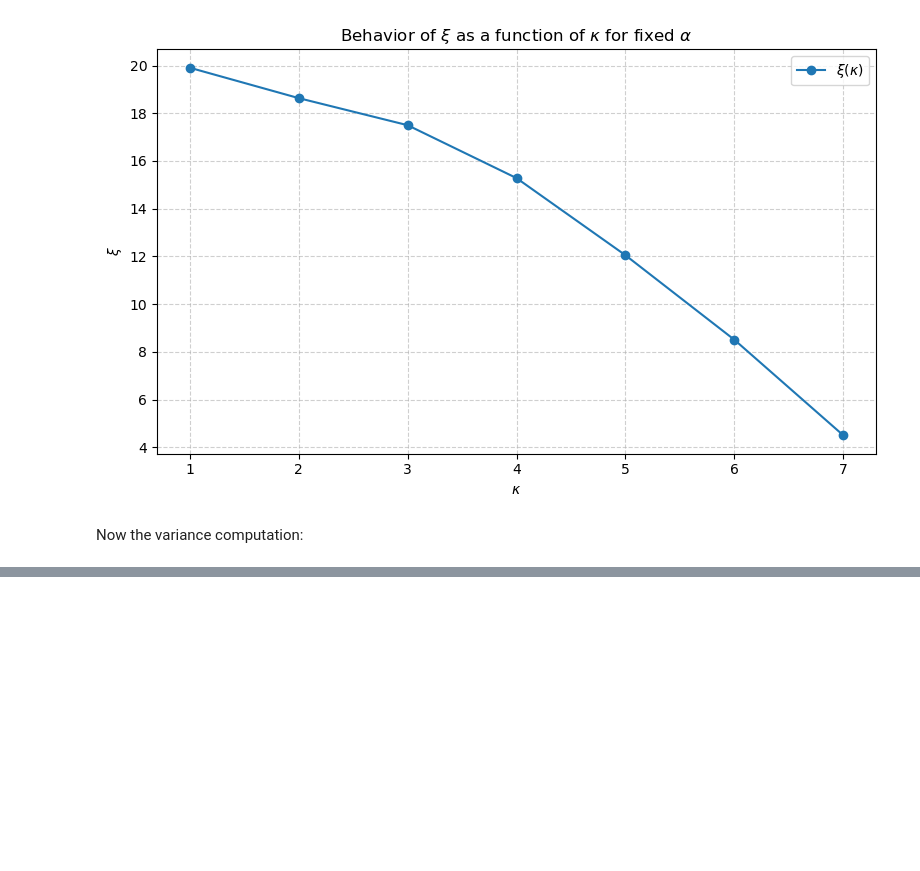
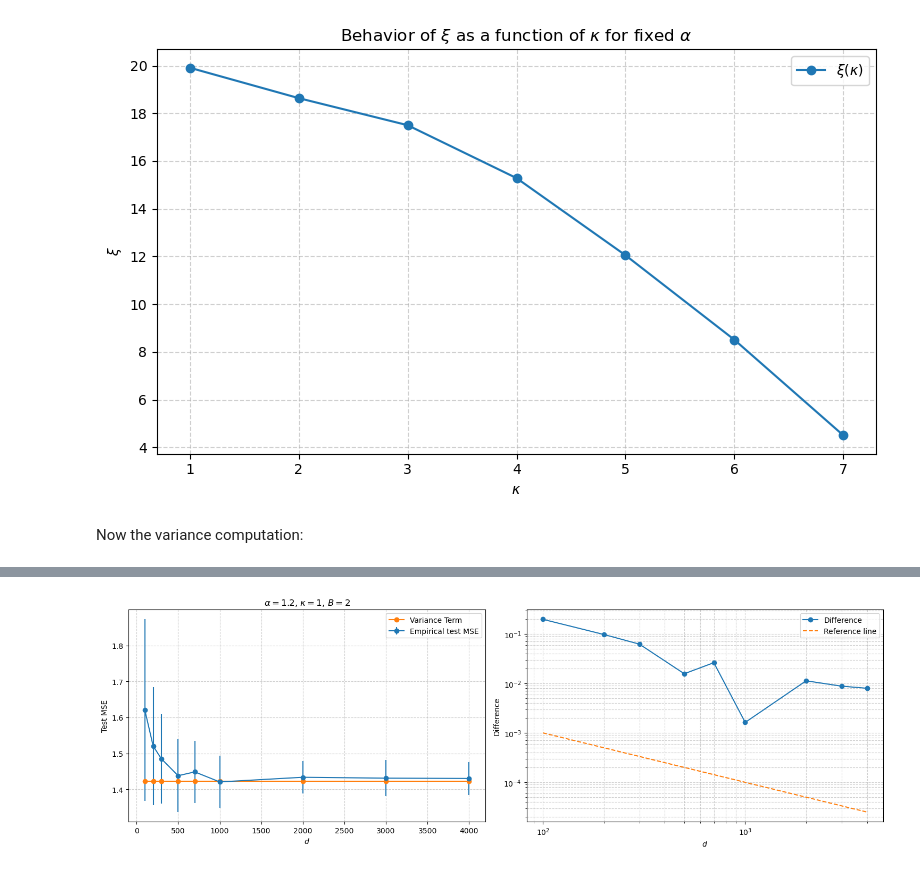
Before and after one commit to lorenzorizzi17/NeuralScaling, a Jupyter notebook: code/isotropicKernel.ipynb, the cells around one changed output, grey strips where cells are left out. Cells and saved outputs as stored; diff of their text form; code cells hidden in the pictures; blank space fills up the shorter version.

```diff
--- a/code/isotropicKernel.ipynb
+++ b/code/isotropicKernel.ipynb
@@ -281,0 +386,27 @@ plt.show()
+# %%
+plt.figure(figsize=(15, 5))
+plt.subplot(1, 2, 1)
+plt.errorbar(D, [r[0] for r in results], yerr=error, marker='o', label='Empirical test MSE')
+plt.plot(D, [r[1] for r in results], marker='o', label='Variance Term')
+#plt.plot(alpha_values, [r[2] for r in results], marker='o', label='Bias Term')
+#plt.plot(alpha_values, [r[1]+r[2] for r in results], marker='o', label='Variance + Bias')
+plt.xlabel(r'$d$')
+plt.ylabel('Test MSE')
+plt.legend()
+plt.grid(True, which="both", ls="--", alpha=0.6)
+plt.title(fr"$\alpha = {alpha_values[0]}$, $\kappa = {kappa}$, $B = {B}$")
+plt.subplot(1, 2, 2)
+plt.plot(D, [np.abs(r[1]-r[0]) for r in results], marker='o', label='Difference')
+ref = np.linspace(np.min(D), np.max(D), 100)
+plt.plot(ref, 0.1/(ref), label='Reference line', linestyle='--')
+plt.xlabel(r'$d$')
+plt.ylabel('Difference')
+plt.legend()
+plt.grid(True, which="both", ls="--", alpha=0.6)
+plt.yscale('log')
+plt.xscale('log')
+plt.tight_layout()
+#plt.savefig('test_mse_variance_bias.pdf', dpi=300)
+plt.show()
+# %% [output]
+[figure, added]
```
Also changed, not shown: parts of 9 cells of this notebook, 13 other files.
